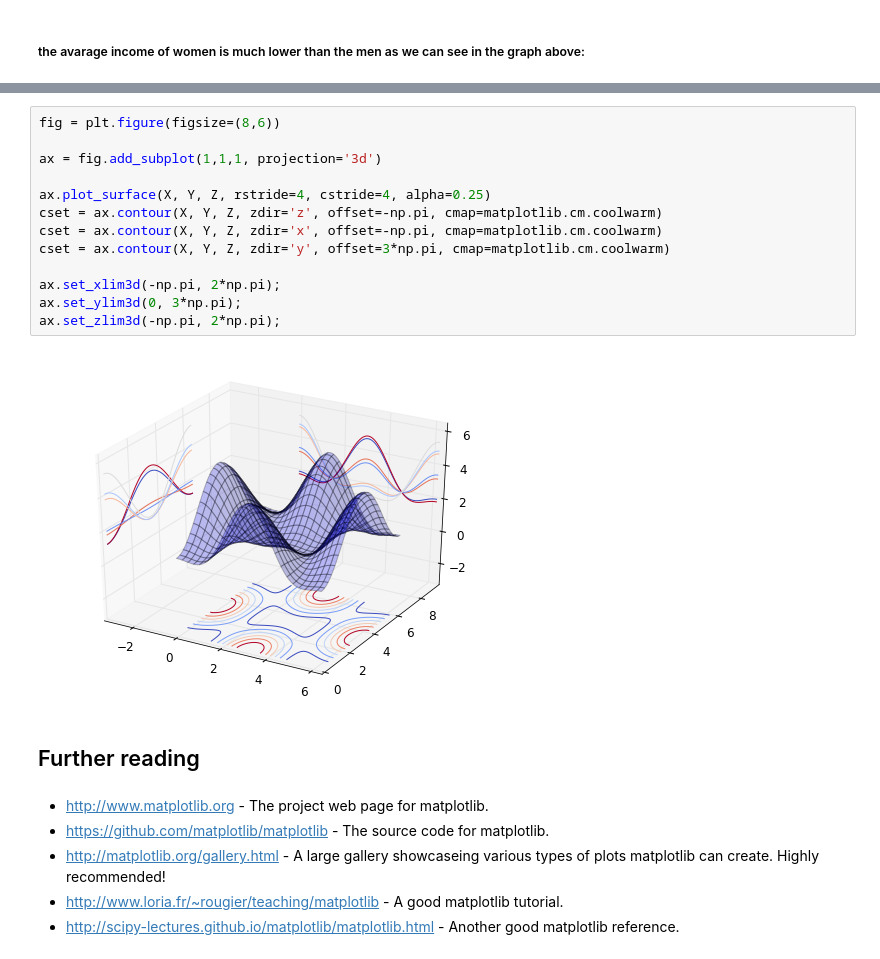
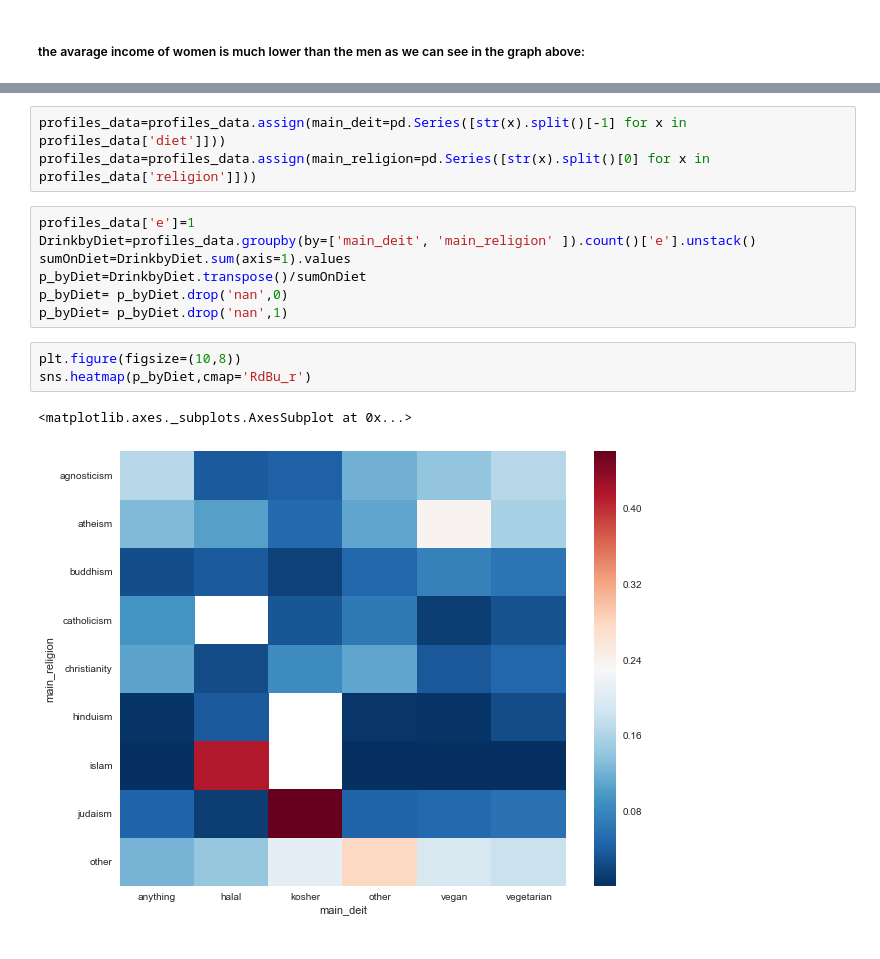
Before and after one commit to Renana10/applied-data-science, a Jupyter notebook: HW3/307941047_Renana Opochinsky_EDA_OkCupid.ipynb, the cells around one changed output, grey strips where cells are left out. Drawn from its saved outputs; the diff is of its cells as text.

```diff
--- a/HW3/307941047_Renana Opochinsky_EDA_OkCupid.ipynb
+++ b/HW3/307941047_Renana Opochinsky_EDA_OkCupid.ipynb
@@ -71,23 +57,16 @@ g2=sns.factorplot(x='sex', y='income',  data=profiles_data, kind='bar', saturati
-# %%
-fig = plt.figure(figsize=(8,6))
-
-ax = fig.add_subplot(1,1,1, projection='3d')
-
-ax.plot_surface(X, Y, Z, rstride=4, cstride=4, alpha=0.25)
-cset = ax.contour(X, Y, Z, zdir='z', offset=-np.pi, cmap=matplotlib.cm.coolwarm)
-cset = ax.contour(X, Y, Z, zdir='x', offset=-np.pi, cmap=matplotlib.cm.coolwarm)
-cset = ax.contour(X, Y, Z, zdir='y', offset=3*np.pi, cmap=matplotlib.cm.coolwarm)
-
-ax.set_xlim3d(-np.pi, 2*np.pi);
-ax.set_ylim3d(0, 3*np.pi);
-ax.set_zlim3d(-np.pi, 2*np.pi);
-# %% [output]
-[figure, removed]
-# %% [markdown]
-## Further reading
-# %% [markdown]
-* http://www.matplotlib.org - The project web page for matplotlib.
-* https://github.com/matplotlib/matplotlib - The source code for matplotlib.
-* http://matplotlib.org/gallery.html - A large gallery showcaseing various types of plots matplotlib can create. Highly recommended!
-* http://www.loria.fr/~rougier/teaching/matplotlib - A good matplotlib tutorial.
-* http://scipy-lectures.github.io/matplotlib/matplotlib.html - Another good matplotlib reference.
+# %%
+profiles_data=profiles_data.assign(main_deit=pd.Series([str(x).split()[-1] for x in profiles_data['diet']]))
+profiles_data=profiles_data.assign(main_religion=pd.Series([str(x).split()[0] for x in profiles_data['religion']]))
+# %%
+profiles_data['e']=1
+DrinkbyDiet=profiles_data.groupby(by=['main_deit', 'main_religion' ]).count()['e'].unstack()
+sumOnDiet=DrinkbyDiet.sum(axis=1).values
+p_byDiet=DrinkbyDiet.transpose()/sumOnDiet
+p_byDiet= p_byDiet.drop('nan',0)
+p_byDiet= p_byDiet.drop('nan',1)
+# %%
+plt.figure(figsize=(10,8))
+sns.heatmap(p_byDiet,cmap='RdBu_r')
+# %% [output]
+<matplotlib.axes._subplots.AxesSubplot at 0x...>
+[figure, added]
```
Also changed, not shown: parts of 15 cells of this notebook.
